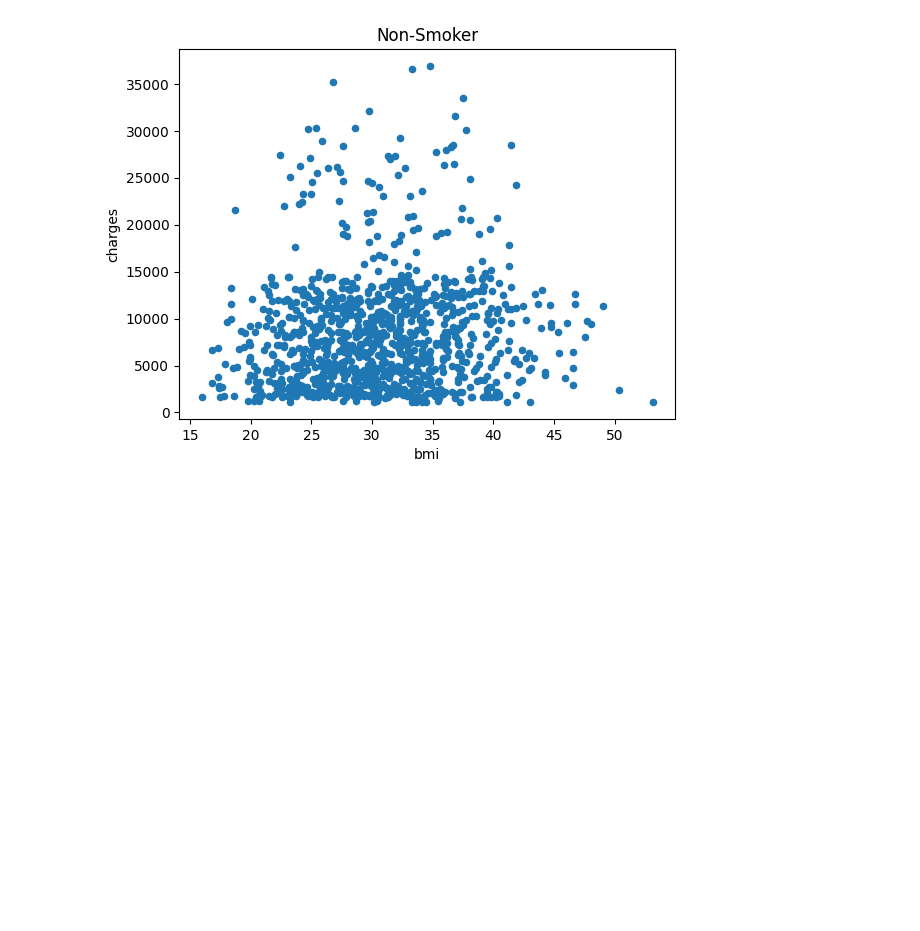
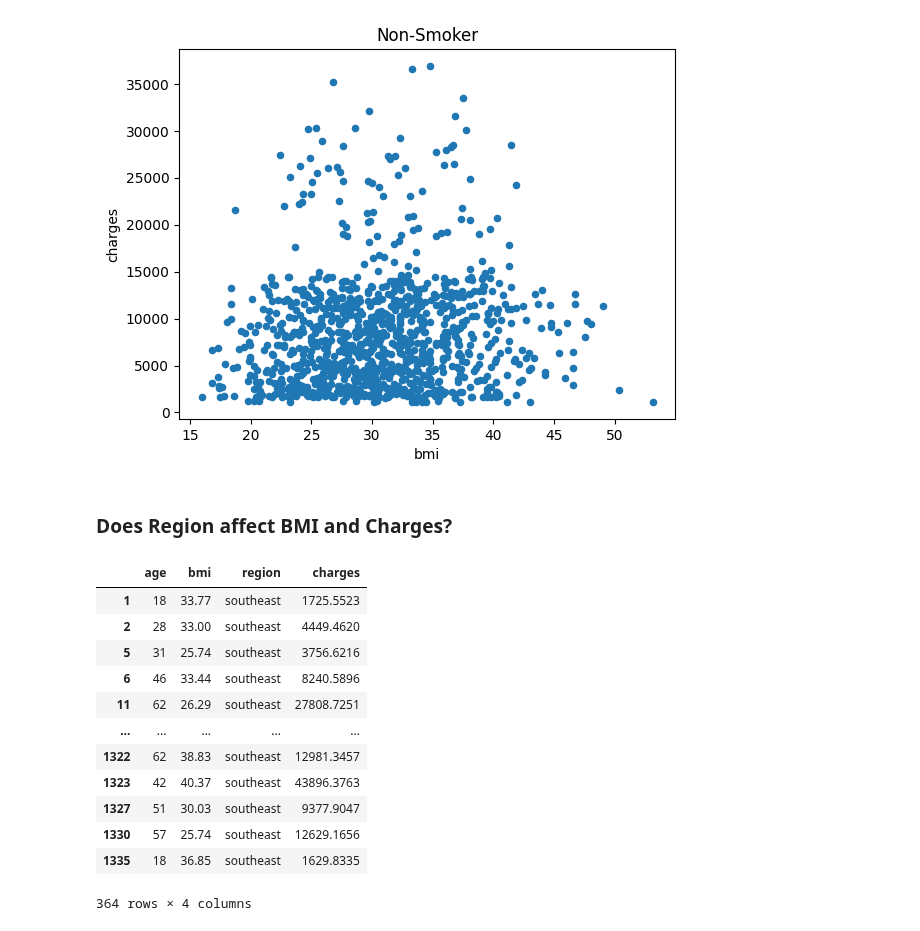
Before and after one commit to ubco-W2022T2-data301/project-group-group08, a Jupyter notebook: analysis/analysis3.ipynb, the cells around one changed output. Drawn from its saved outputs; the diff is of its cells as text; code cells hidden in the pictures; blank space fills up the shorter version.

```diff
--- a/analysis/analysis3.ipynb
+++ b/analysis/analysis3.ipynb
@@ -27,3 +28,22 @@ print("Correlation Coefficient of non-Smoker's BMI vs Charges = ", coeffnosmoke)
 # %% [output]
 Correlation Coefficient of non-Smoker's BMI vs Charges =  0.0840365431283327
 [figure]
+# %% [markdown]
+### Does Region affect BMI and Charges?
+# %%
+medreg = med.drop(['sex','smoker','children'], axis = 1)
+medregse
+# %% [output]
+|  | age | bmi | region | charges |
+| 1 | 18 | 33.77 | southeast | 1725.5523 |
+| 2 | 28 | 33.00 | southeast | 4449.4620 |
+| 5 | 31 | 25.74 | southeast | 3756.6216 |
+| 6 | 46 | 33.44 | southeast | 8240.5896 |
+| 11 | 62 | 26.29 | southeast | 27808.7251 |
+| ... | ... | ... | ... | ... |
+| 1322 | 62 | 38.83 | southeast | 12981.3457 |
+| 1323 | 42 | 40.37 | southeast | 43896.3763 |
+| 1327 | 51 | 30.03 | southeast | 9377.9047 |
+| 1330 | 57 | 25.74 | southeast | 12629.1656 |
+| 1335 | 18 | 36.85 | southeast | 1629.8335 |
+364 rows × 4 columns
```
Also changed, not shown: parts of 2 cells of this notebook, 1 other file.
